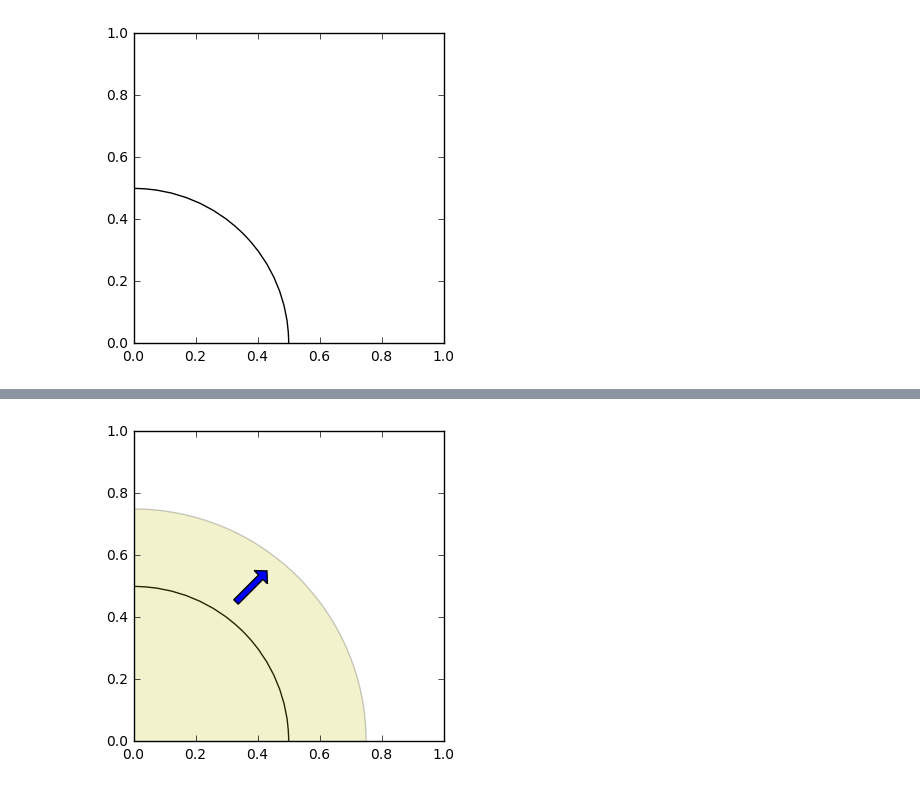
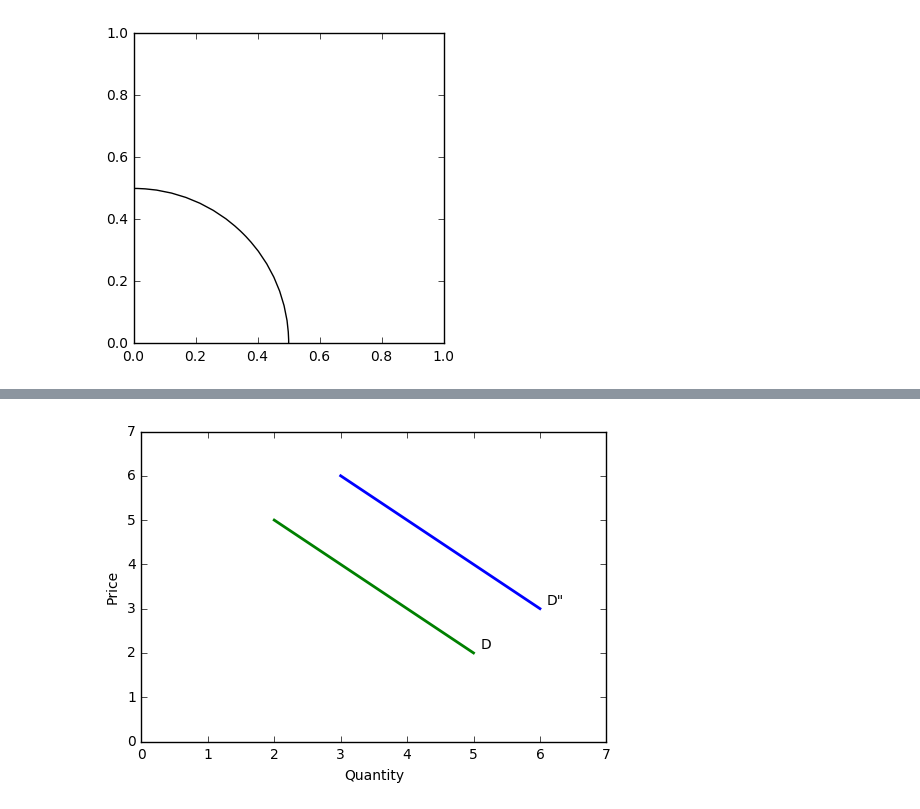
Before and after one commit to farhanatt/EconGraph, a Jupyter notebook: notebooks/Test.ipynb, the cells around one changed output, grey strips where cells are left out. Cells and saved outputs as stored; diff of their text form; code cells hidden in the pictures.

```diff
--- a/notebooks/Test.ipynb
+++ b/notebooks/Test.ipynb
@@ -49,4 +154,4 @@ PPF().show()
 # %%
-PPF().increase().show()
+DemandCurve().increase().show()
 # %% [output]
-[figure, old version]
+[figure, new version]
```
Also changed, not shown: parts of 46 cells of this notebook, 3 other files.
